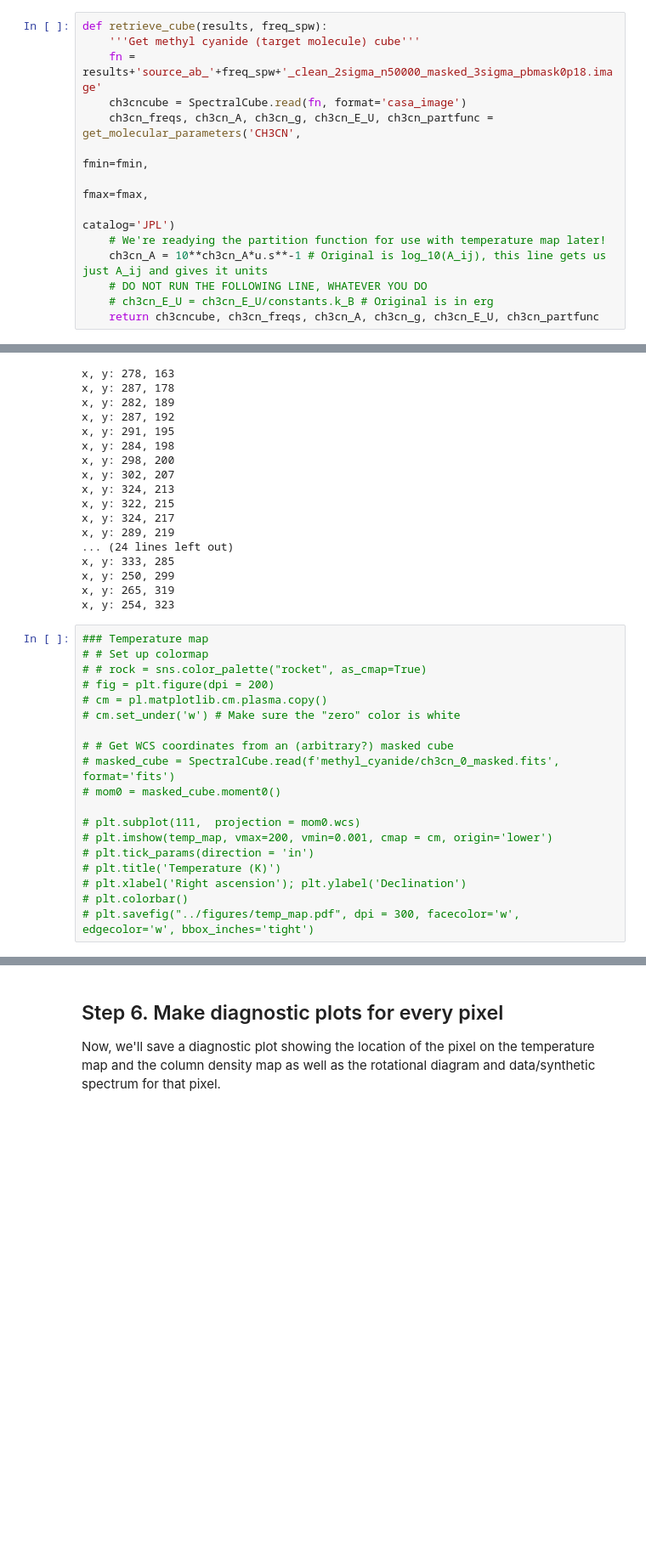
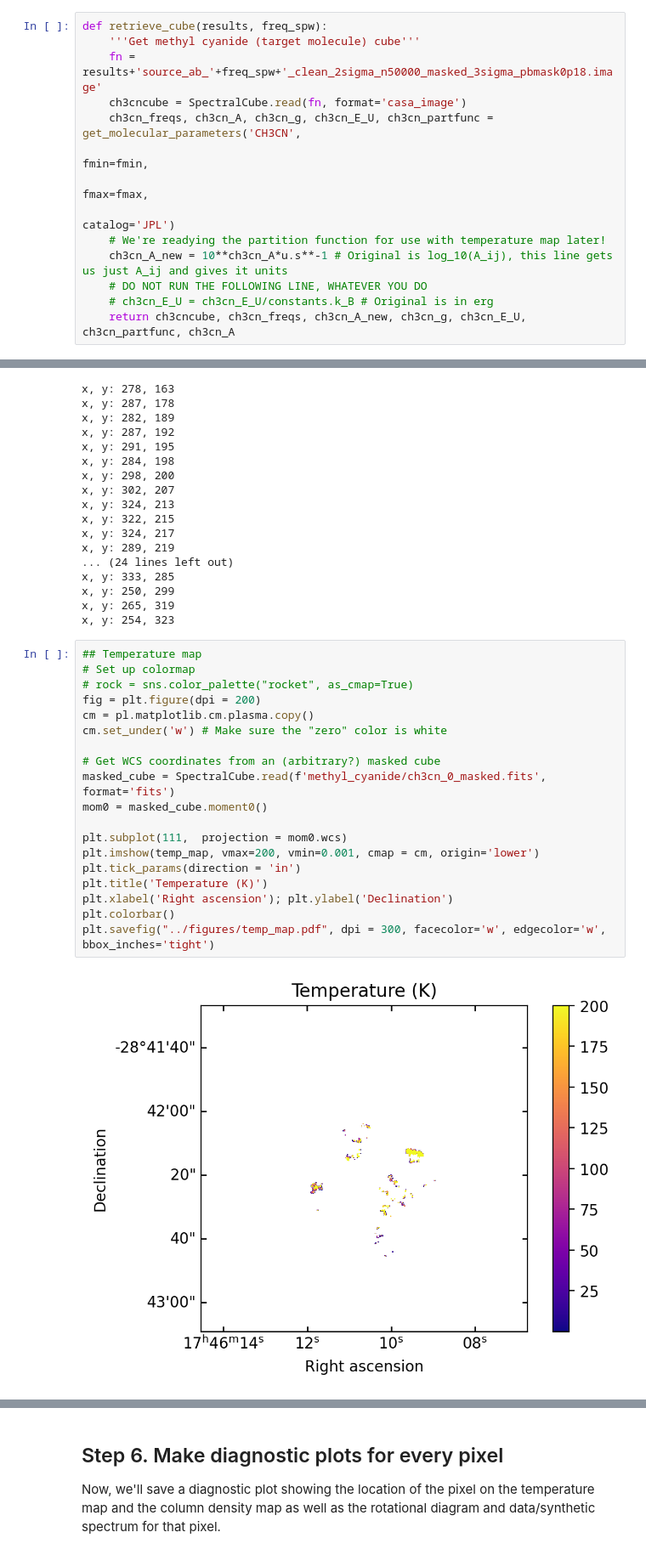
Before and after one commit to abulatek/brick, a Jupyter notebook: first_results/temperature_map/ProcessingTutorial.ipynb, the cells around one changed output, grey strips where cells are left out. Shown at 85% size. Drawn from its saved outputs; the diff is of its cells as text; blank space fills up the shorter version.

```diff
--- a/first_results/temperature_map/ProcessingTutorial.ipynb
+++ b/first_results/temperature_map/ProcessingTutorial.ipynb
@@ -52,8 +52,8 @@ def retrieve_cube(results, freq_spw):
                                                                                         fmax=fmax,
                                                                                         catalog='JPL')
     # We're readying the partition function for use with temperature map later!
-    ch3cn_A = 10**ch3cn_A*u.s**-1 # Original is log_10(A_ij), this line gets us just A_ij and gives it units
+    ch3cn_A_new = 10**ch3cn_A*u.s**-1 # Original is log_10(A_ij), this line gets us just A_ij and gives it units
     # DO NOT RUN THE FOLLOWING LINE, WHATEVER YOU DO
     # ch3cn_E_U = ch3cn_E_U/constants.k_B # Original is in erg
-    return ch3cncube, ch3cn_freqs, ch3cn_A, ch3cn_g, ch3cn_E_U, ch3cn_partfunc
+    return ch3cncube, ch3cn_freqs, ch3cn_A_new, ch3cn_g, ch3cn_E_U, ch3cn_partfunc, ch3cn_A
 # %%
@@ -328,22 +340,24 @@ x, y: 250, 299
 x, y: 265, 319
 x, y: 254, 323
 # %%
-### Temperature map
-# # Set up colormap
-# # rock = sns.color_palette("rocket", as_cmap=True)
-# fig = plt.figure(dpi = 200)
-# cm = pl.matplotlib.cm.plasma.copy()
-# cm.set_under('w') # Make sure the "zero" color is white
+## Temperature map
+# Set up colormap
+# rock = sns.color_palette("rocket", as_cmap=True)
+fig = plt.figure(dpi = 200)
+cm = pl.matplotlib.cm.plasma.copy()
+cm.set_under('w') # Make sure the "zero" color is white
 
-# # Get WCS coordinates from an (arbitrary?) masked cube
-# masked_cube = SpectralCube.read(f'methyl_cyanide/ch3cn_0_masked.fits', format='fits')
-# mom0 = masked_cube.moment0()
+# Get WCS coordinates from an (arbitrary?) masked cube
+masked_cube = SpectralCube.read(f'methyl_cyanide/ch3cn_0_masked.fits', format='fits')
+mom0 = masked_cube.moment0()
 
-# plt.subplot(111,  projection = mom0.wcs)
-# plt.imshow(temp_map, vmax=200, vmin=0.001, cmap = cm, origin='lower')
-# plt.tick_params(direction = 'in')
-# plt.title('Temperature (K)')
-# plt.xlabel('Right ascension'); plt.ylabel('Declination')
-# plt.colorbar()
-# plt.savefig("../figures/temp_map.pdf", dpi = 300, facecolor='w', edgecolor='w', bbox_inches='tight')
+plt.subplot(111,  projection = mom0.wcs)
+plt.imshow(temp_map, vmax=200, vmin=0.001, cmap = cm, origin='lower')
+plt.tick_params(direction = 'in')
+plt.title('Temperature (K)')
+plt.xlabel('Right ascension'); plt.ylabel('Declination')
+plt.colorbar()
+plt.savefig("../figures/temp_map.pdf", dpi = 300, facecolor='w', edgecolor='w', bbox_inches='tight')
+# %% [output]
+[figure, added]
 # %%
```
Also changed, not shown: parts of 13 cells of this notebook, 9 other files.
